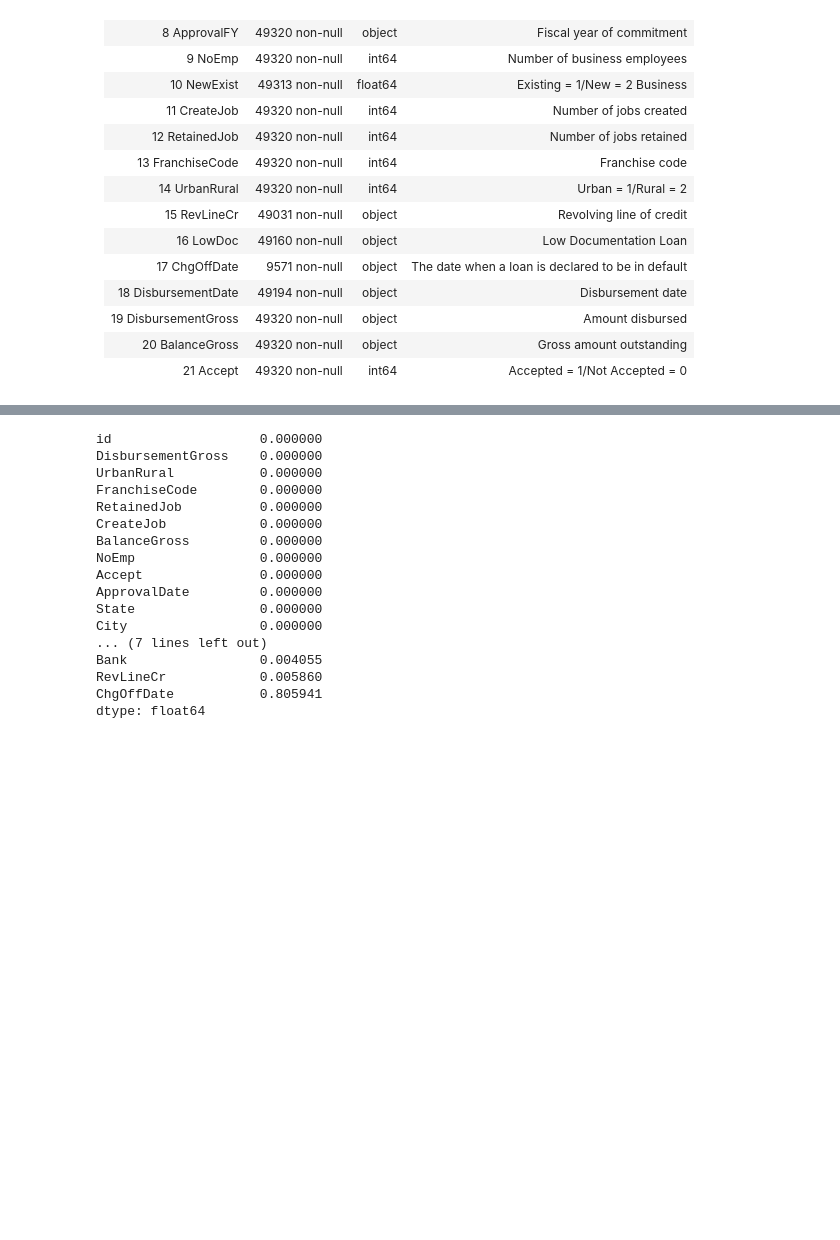
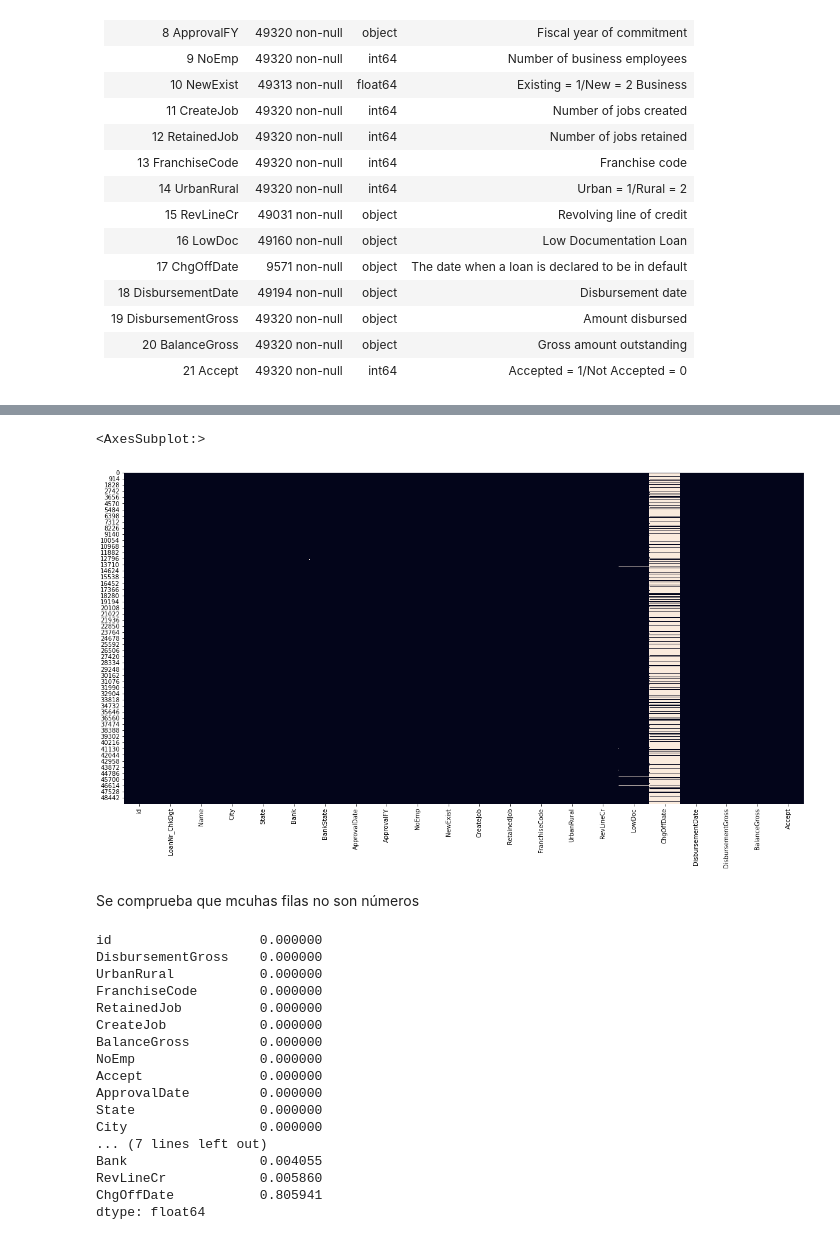
Before and after one commit to LosCDAWs/Challenge, a Jupyter notebook: Challenge.ipynb, the cells around one changed output, grey strips where cells are left out. Drawn from its saved outputs; the diff is of its cells as text; code cells hidden in the pictures; blank space fills up the shorter version.

```diff
--- a/Challenge.ipynb
+++ b/Challenge.ipynb
@@ -110,3 +144,11 @@ df.describe()
+# %%
+plt.figure(figsize=(20,10))
+sns.heatmap(df.isna(), cbar=False)
+# %% [output]
+<AxesSubplot:>
+[figure, added]
+# %% [markdown]
+Se comprueba que mcuhas filas no son números
 # %%
 (df.isna().sum()/df.shape[0]).sort_values(ascending=True)
 # %% [output]
```
Also changed, not shown: parts of 26 cells of this notebook, 1 other file.
